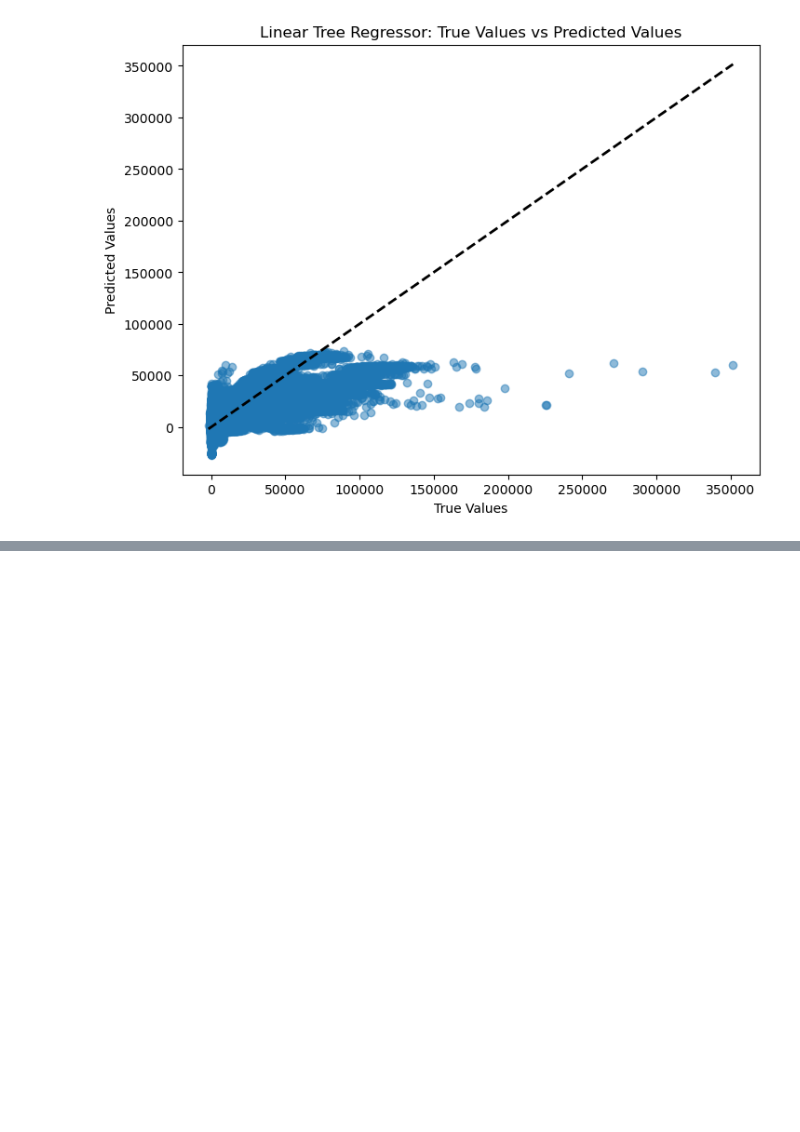
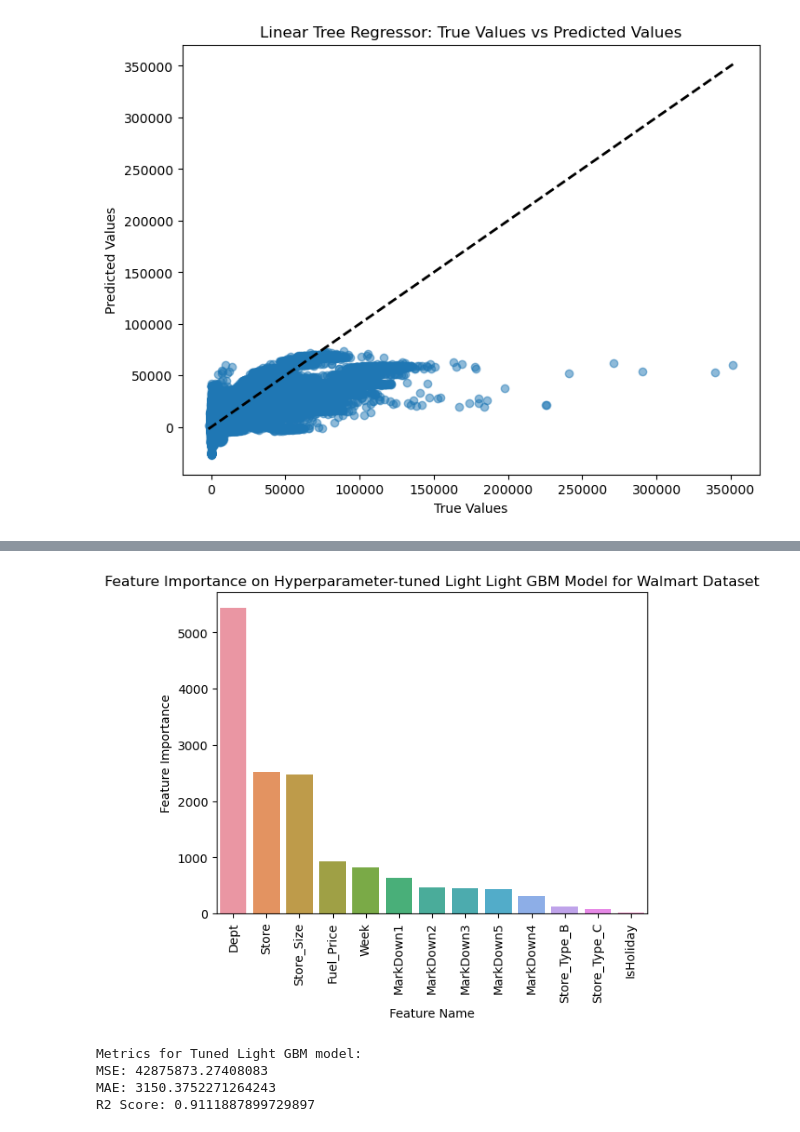
Before and after one commit to SahilBhave/AML-Project, a Jupyter notebook: AML_Group_Project.ipynb, the cells around one changed output, grey strips where cells are left out. Drawn from its saved outputs; the diff is of its cells as text; code cells hidden in the pictures; blank space fills up the shorter version.

```diff
--- a/AML_Group_Project.ipynb
+++ b/AML_Group_Project.ipynb
@@ -1634,0 +1732,25 @@ Requirement already satisfied: scipy in c:\users\sahil\anaconda3\lib\site-packag
+# %%
+feature_names = X_train.columns.to_list()
+feat_imps = zip(feature_names, best_lgbm.feature_importances_)
+feats, imps = zip(*(sorted(list(filter(lambda x: x[1] !=0, feat_imps)), key = lambda x: x[1], reverse = True)))
+ax = sns.barplot(x = list(feats), y = list(imps))
+ax.tick_params(axis = 'x', rotation = 90)
+ax.set_title('Feature Importance on Hyperparameter-tuned Light Light GBM Model for Walmart Dataset')
+ax.set_ylabel('Feature Importance')
+ax.set_xlabel('Feature Name')
+plt.show()
+# %% [output]
+[figure, added]
+# %%
+y_test_pred = best_lgbm.predict(X_test)
+y_test_pred = np.maximum(y_test_pred, 0)
+
+print("Metrics for Tuned Light GBM model:")
+print("MSE: {}".format(mean_squared_error(y_test,y_test_pred)))
+print("MAE: {}".format(mean_absolute_error(y_test,y_test_pred)))
+print("R2 Score: {}".format(r2_score(y_test,y_test_pred)))
+# %% [output]
+Metrics for Tuned Light GBM model:
+MSE: 42875873.27408083
+MAE: 3150.3752271264243
+R2 Score: 0.9111887899729897
```
Also changed, not shown: parts of 7 cells of this notebook.
